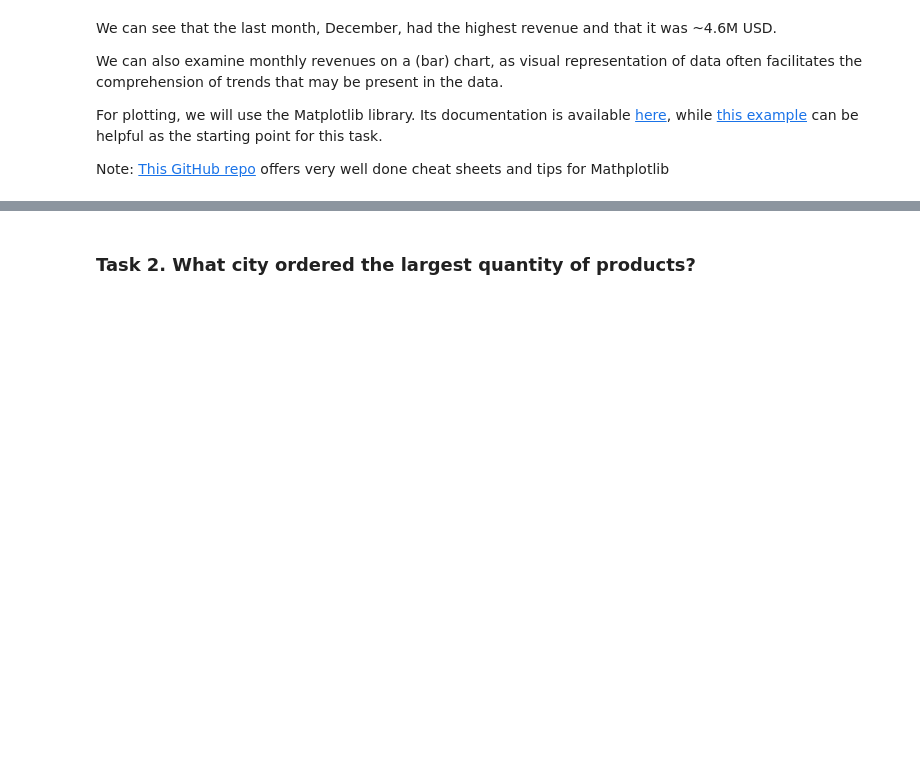
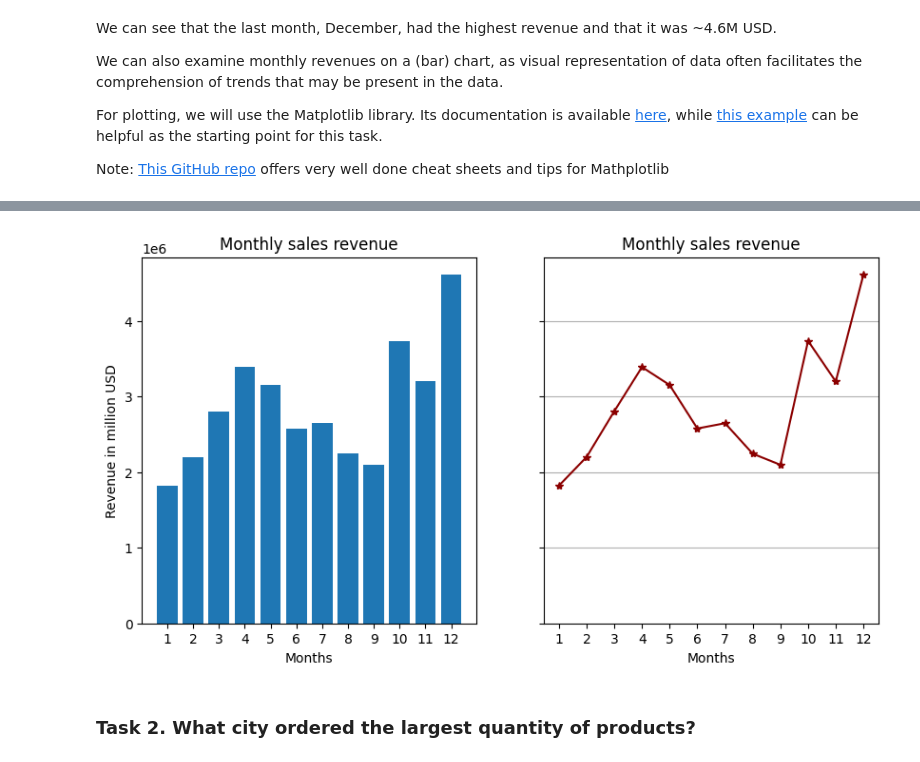
Before and after one commit to programiranje3/v2023, a Jupyter notebook: pandas/Sales_Analysis_Pandas_P3_tutorial.ipynb, the cells around one changed output, grey strips where cells are left out. Saved outputs shown, nothing was run; the diff lists cells and outputs as text; code cells hidden in the pictures; blank space fills up the shorter version.

```diff
--- a/pandas/Sales_Analysis_Pandas_P3_tutorial.ipynb
+++ b/pandas/Sales_Analysis_Pandas_P3_tutorial.ipynb
@@ -611,3 +697,21 @@ Note: [This GitHub repo](https://github.com/matplotlib/cheatsheets) offers very
+# %%
+_, (ax1, ax2) = plt.subplots(ncols=2, figsize=(10,5), sharey=True)
+
+ax1.bar(x, y)
+ax1.set_ylabel('Revenue in million USD')
+ax1.set_xlabel('Months')
+ax1.set_xticks(range(1,13))
+ax1.set_title('Monthly sales revenue')
+
+ax2.plot(x, y, color='darkred', marker='*')
+ax2.set_xlabel('Months')
+ax2.set_xticks(range(1,13))
+ax2.grid(visible=True, axis='y')
+ax2.set_title('Monthly sales revenue')
+
+plt.show()
+# %% [output]
+[figure, added]
 # %% [markdown]
 ### Task 2. What city ordered the largest quantity of products?
 # %% [markdown]
```
Also changed, not shown: parts of 50 cells of this notebook.
